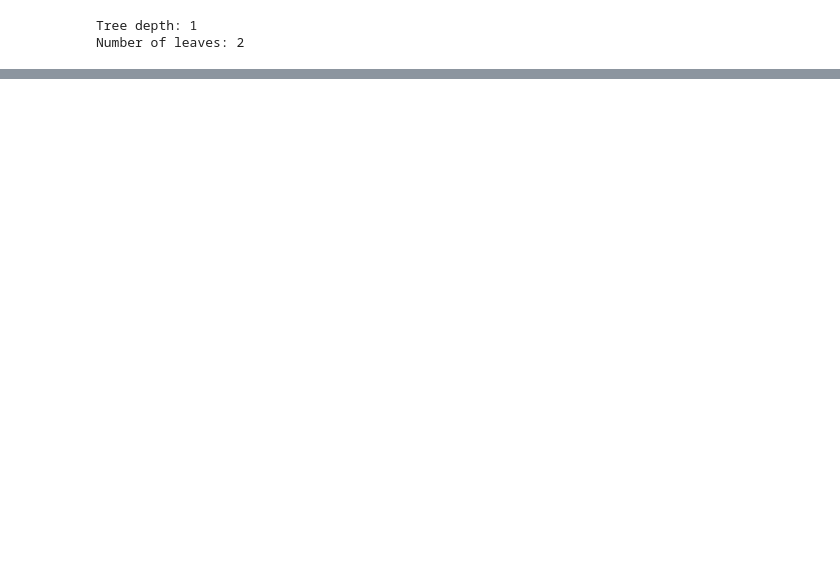
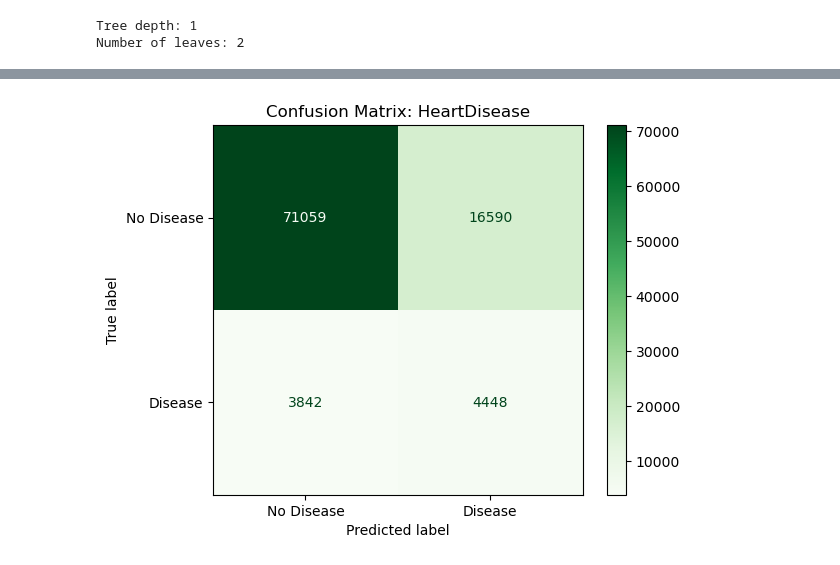
Before and after one commit to balleromair12/Disease-Prediction, a Jupyter notebook: disease_prediction_stat654.ipynb, the cells around one changed output, grey strips where cells are left out. Drawn from its saved outputs; the diff is of its cells as text; code cells hidden in the pictures; blank space fills up the shorter version.

```diff
--- a/disease_prediction_stat654.ipynb
+++ b/disease_prediction_stat654.ipynb
@@ -563,7 +572,7 @@ from sklearn.model_selection import train_test_split
 from sklearn.preprocessing import StandardScaler
 
 # Split data (before SMOTE)
-X_train, X_test, y_train, y_test = train_test_split(X, y, test_size=0.3)
+X_train, X_test, y_train, y_test = train_test_split(X3, y3, test_size=0.3)
 
 # Scale features (if needed)
 scaler = StandardScaler()
@@ -576,7 +585,7 @@ X_train_res, y_train_res = sm.fit_resample(X_train, y_train)
 # %%
 from sklearn.tree import DecisionTreeClassifier
 
-clf = DecisionTreeClassifier()
+clf = DecisionTreeClassifier(ccp_alpha=0.04,class_weight='balanced')
 clf.fit(X_train_res, y_train_res)
 
 # Evaluate on test set
@@ -600,7 +606,0 @@ weighted avg       0.85      0.82      0.83     95939
-# %%
-from sklearn.neighbors import KNeighborsClassifier
-
-X2 = df.drop(columns=['KidneyDisease'])
-scaler = StandardScaler()
-X2 = scaler.fit_transform(X2)
-y2 = df['KidneyDisease']
@@ -660,0 +607,6 @@ math.sqrt(len(y_test2))
+# %%
+train_accuracy = clf.score(X_train_res, y_train_res)
+test_accuracy = clf.score(X_test, y_test)
+
+print("Training Accuracy:", train_accuracy)
+print("Testing Accuracy:", test_accuracy)
@@ -660,0 +616,67 @@ math.sqrt(len(y_test2))
+# %%
+from imblearn.over_sampling import SMOTE
+from sklearn.model_selection import train_test_split
+from sklearn.preprocessing import StandardScaler
+from sklearn.tree import DecisionTreeClassifier
+
+columns = ['HeartDisease', 'KidneyDisease', 'SkinCancer']
+
+for col in columns:
+    # Separate features and target
+    print(col)
+    X3 = df.drop(columns=col)
+    y3 = df[col]
+
+    # Split data
+    X_train, X_test, y_train, y_test = train_test_split(X3, y3, test_size=0.3, random_state=42)
+
+    # Scale features
+    scaler = StandardScaler()
+    X_train = scaler.fit_transform(X_train)
+    X_test = scaler.transform(X_test)
+
+    # Apply SMOTE to training data only
+    sm = SMOTE(random_state=42)
+    X_train_res, y_train_res = sm.fit_resample(X_train, y_train)
+
+    # Decision Tree
+    clf = DecisionTreeClassifier(ccp_alpha=0.002, class_weight='balanced', random_state=42)
+    clf.fit(X_train_res, y_train_res)
+
+    # Evaluate
+    y_pred = clf.predict(X_test)
+    train_accuracy = clf.score(X_train_res, y_train_res)
+    test_accuracy = clf.score(X_test, y_test)
+
+    print("Training Accuracy:", train_accuracy)
+    print("Testing Accuracy:", test_accuracy)
+
+
+    cm = confusion_matrix(y_test, y_pred)
+    disp = ConfusionMatrixDisplay(confusion_matrix=cm,
+                                   display_labels=['No Disease', 'Disease'])
+    disp.plot(cmap='Greens')
+    plt.title(f"Confusion Matrix: {col}")
+    plt.show()
+    print("")
+    print("")
+    print(classification_report(y_test,y_pred))
+
+
+    y_probs = clf.predict_proba(X_test)[:, 1]  # Probabilities for the positive class
+    fpr, tpr, thresholds = roc_curve(y_test, y_probs)
+    roc_auc = auc(fpr,tpr)
+    print("\033[1m" + f"AUC: {roc_auc:.4f}" + "\033[0m")
+    plt.figure(figsize=(5,3))
+    plt.plot(fpr, tpr, color='darkorange', lw=2, label=f'AUC = {roc_auc:.2f}')
+    plt.plot([0, 1], [0, 1], color='navy', lw=2, linestyle='--')
+    plt.xlim([0.0, 1.0])
+    plt.ylim([0.0, 1.05])
+    plt.xlabel('False Positive Rate')
+    plt.ylabel('True Positive Rate')
+    plt.title(f'ROC Curve - {col}')
+    plt.legend(loc="lower right")
+    plt.show()
+    print("")
+    print("------------")
+# %% [output]
@@ -660,0 +686 @@ math.sqrt(len(y_test2))
+[figure, added]
```
Also changed, not shown: parts of 32 cells of this notebook.
